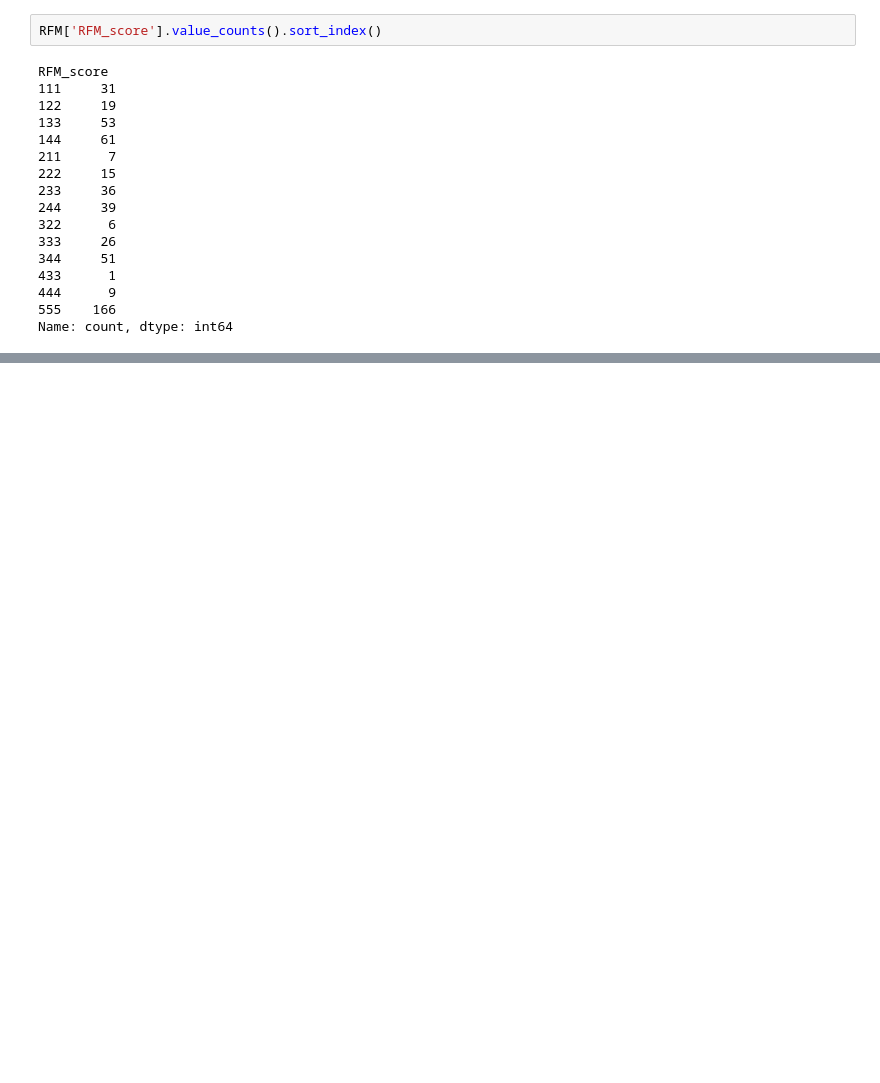
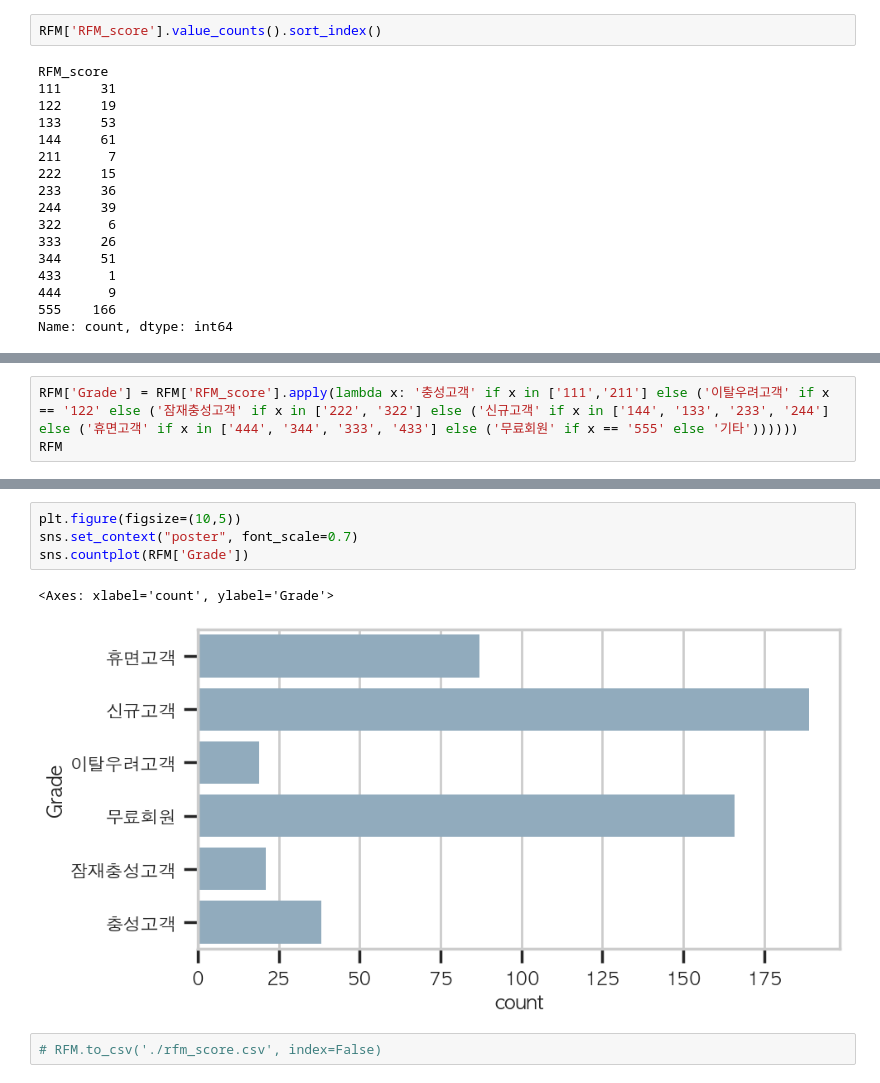
Before and after one commit to Joy-9707/sparta_practice, a Jupyter notebook: 실전프로젝트/spotify_2.ipynb, the cells around one changed output, grey strips where cells are left out. Cells and saved outputs as stored; diff of their text form; blank space fills up the shorter version.

```diff
--- a/실전프로젝트/spotify_2.ipynb
+++ b/실전프로젝트/spotify_2.ipynb
@@ -522,0 +574,3 @@ RFM Segment
+# %%
+RFM['Grade'] = RFM['RFM_score'].apply(lambda x: '충성고객' if x in ['111','211'] else ('이탈우려고객' if x == '122' else ('잠재충성고객' if x in ['222', '322'] else ('신규고객' if x in ['144', '133', '233', '244'] else ('휴면고객' if x in ['444', '344', '333', '433'] else ('무료회원' if x == '555' else '기타'))))))
+RFM
@@ -522,0 +602,9 @@ RFM Segment
+# %%
+plt.figure(figsize=(10,5))
+sns.set_context("poster", font_scale=0.7)
+sns.countplot(RFM['Grade'])
+# %% [output]
+<Axes: xlabel='count', ylabel='Grade'>
+[figure, added]
+# %%
+# RFM.to_csv('./rfm_score.csv', index=False)
```
Also changed, not shown: parts of 25 cells of this notebook, 2 other files.
